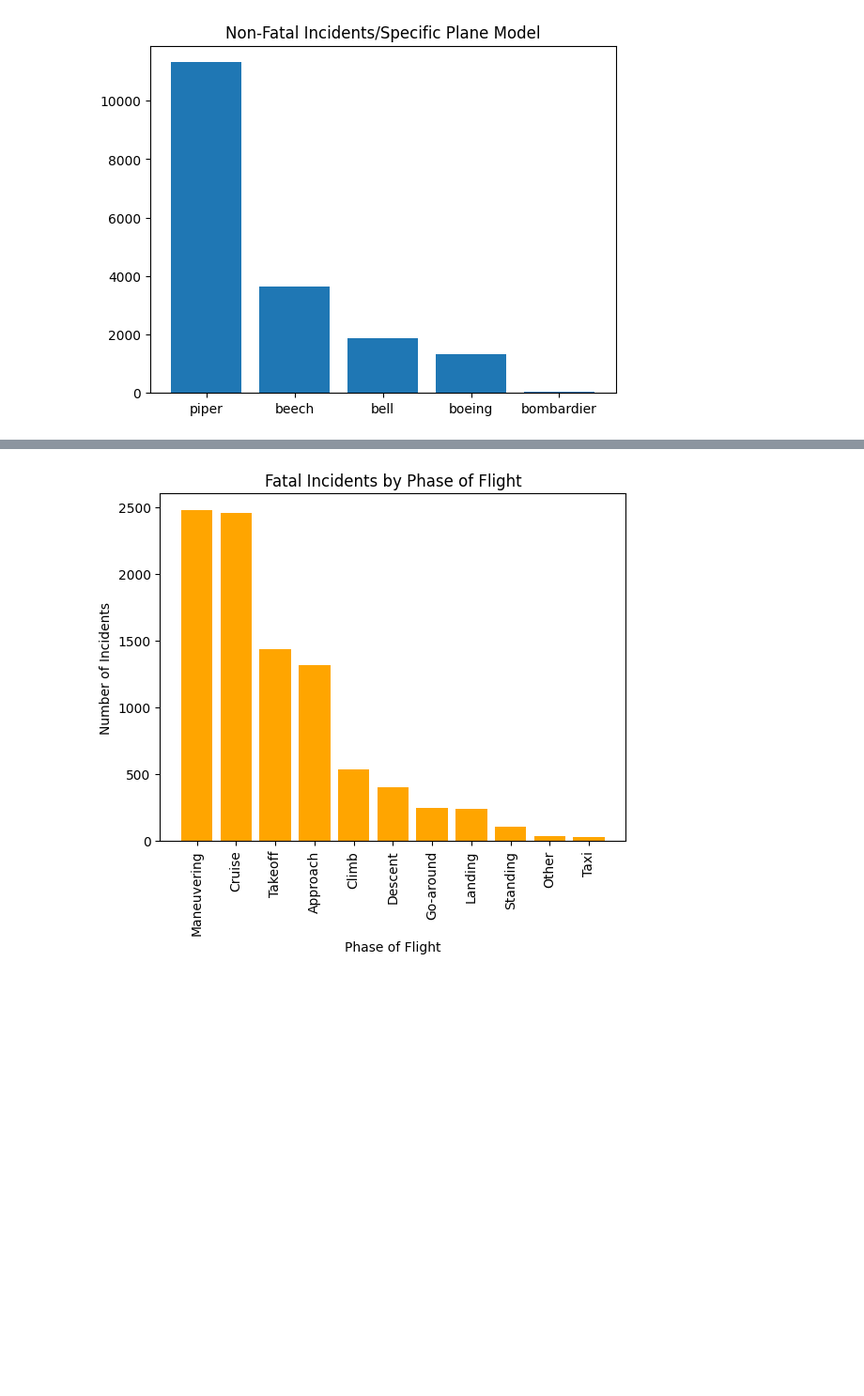
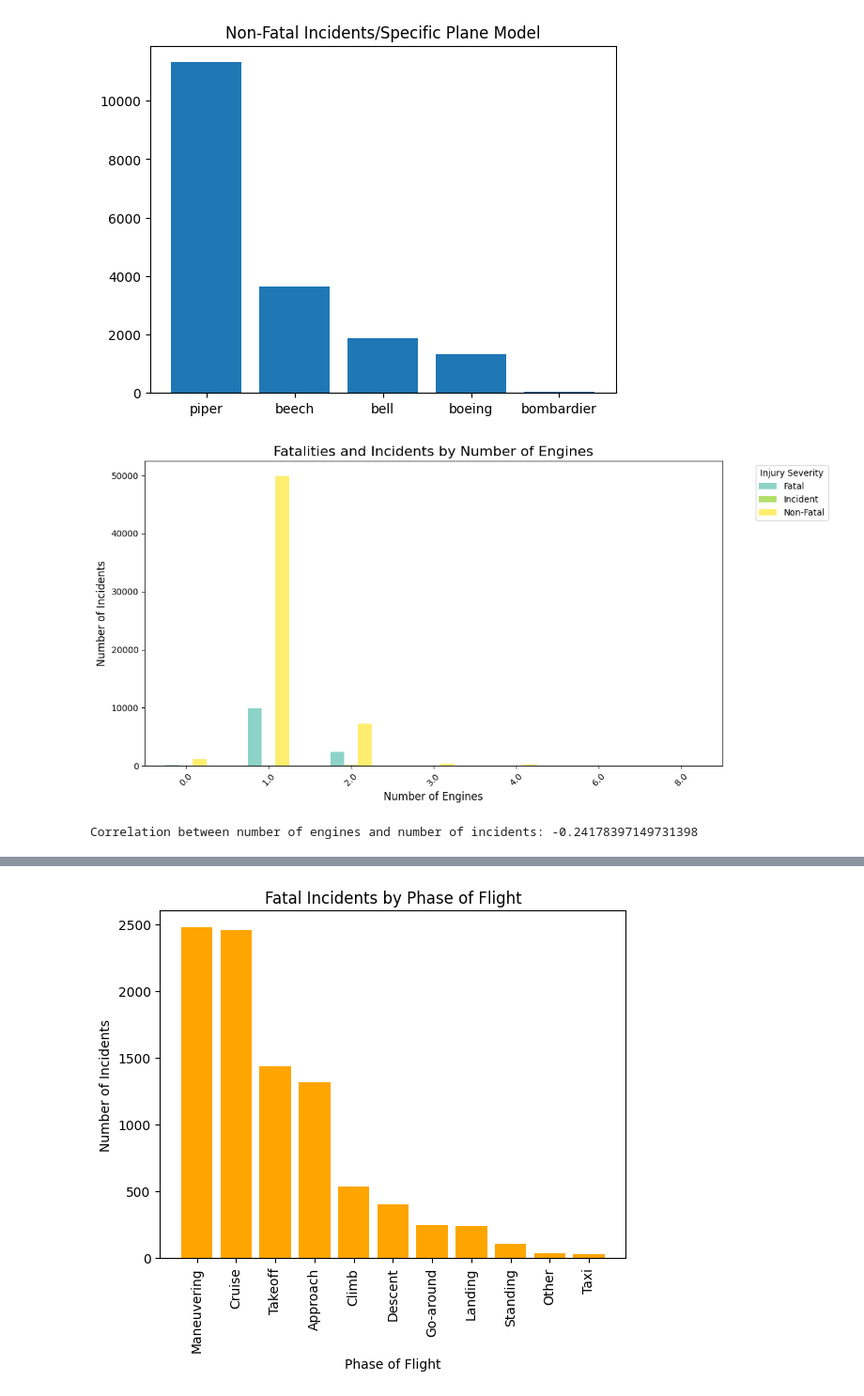
Before and after one commit to davidmasai/End_of_phase1_project, a Jupyter notebook: technical_presentation/end_of_phase1_technical_presentation.ipynb, the cells around one changed output, grey strips where cells are left out. Shown: that part at 94% size. Saved outputs shown, nothing was run; the diff lists cells and outputs as text; code cells hidden in the pictures; blank space fills up the shorter version.

```diff
--- a/technical_presentation/end_of_phase1_technical_presentation.ipynb
+++ b/technical_presentation/end_of_phase1_technical_presentation.ipynb
@@ -1083,3 +1083,33 @@ boeing         1332
 bombardier       43
 Name: count, dtype: int64
 [figure]
+# %%
+# Group the data by number of engines and injury severity, then count occurrences
+engine_fatalities = df_eda.groupby(['number_of_engines', 'injury_severity']).size().unstack(fill_value=0)
+
+# Plot the data as a grouped bar chart
+engine_fatalities.plot(kind='bar', figsize=(12,6), colormap='Set3')
+
+# Customize the plot
+plt.title('Fatalities and Incidents by Number of Engines', fontsize=16)
+plt.xlabel('Number of Engines', fontsize=12)
+plt.ylabel('Number of Incidents', fontsize=12)
+plt.xticks(rotation=45)
+plt.legend(title='Injury Severity', bbox_to_anchor=(1.05, 1), loc='upper left')
+
+plt.tight_layout()
+plt.show()
+# %% [output]
+[figure, added]
+# %%
+# Step 1: Convert injury severity to numeric form
+df_eda['injury_severity_numeric'] = df_eda['injury_severity'].apply(lambda x: 1 if x == 'Non-Fatal' else 0)
+
+# Step 2: Group by number of engines and calculate the sum of incidents
+incident_counts = df_eda.groupby('number_of_engines')['injury_severity_numeric'].sum()
+
+# Step 3: Calculate the correlation between the number of engines and the number of incidents
+correlation = incident_counts.corr(df_eda['number_of_engines'])
+print(f"Correlation between number of engines and number of incidents: {correlation}")
+# %% [output]
+Correlation between number of engines and number of incidents: -0.24178397149731398
```
Also changed, not shown: parts of 8 cells of this notebook.
